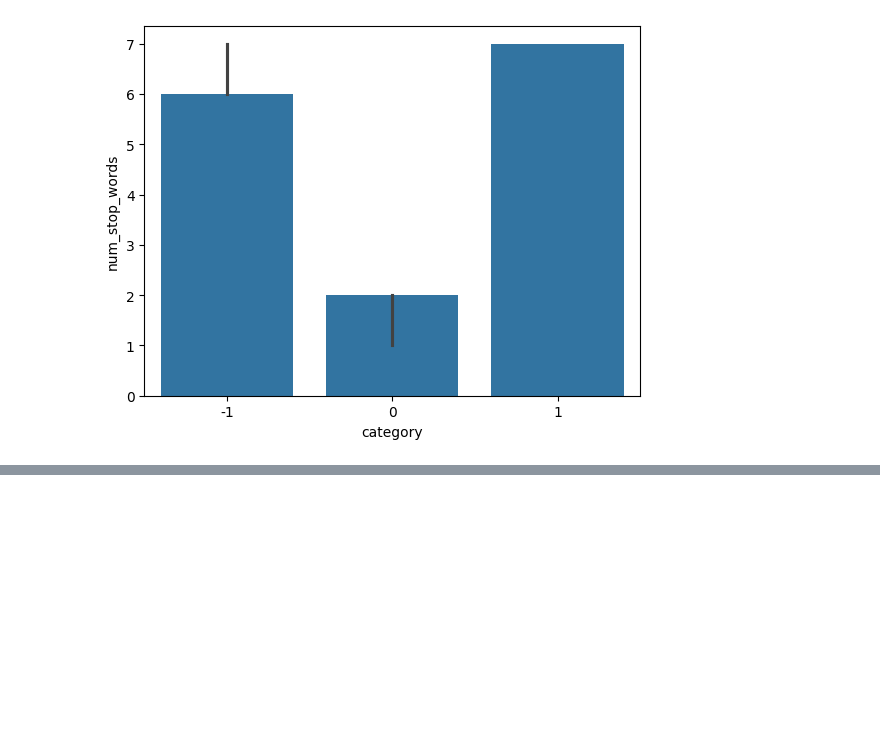
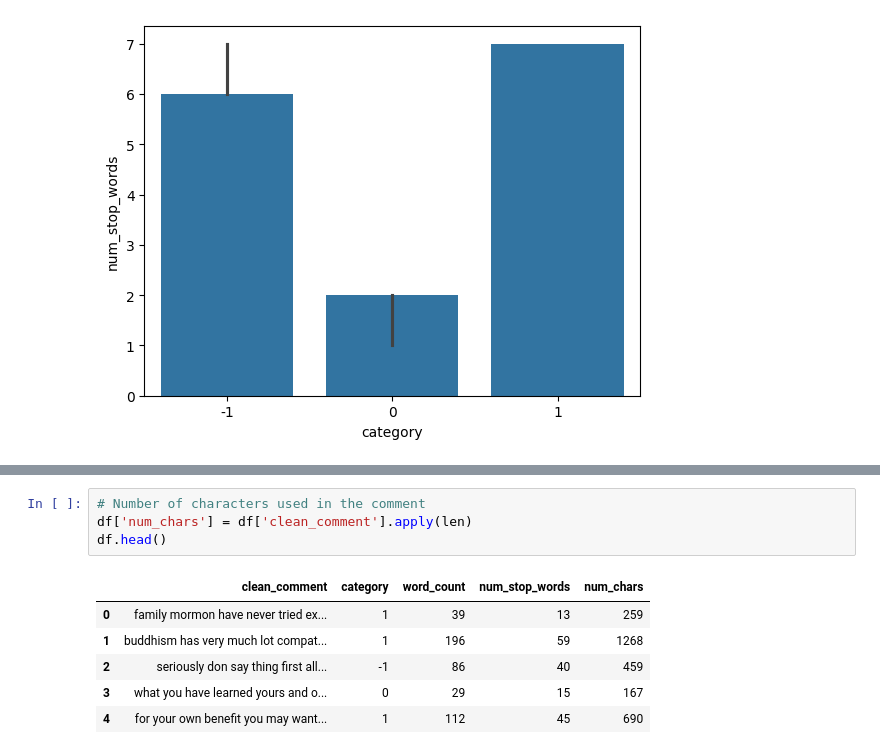
Before and after one commit to Gavesh99324/Sentiment-Analysis, a Jupyter notebook: notebooks/1_Preprocessing_&_EDA.ipynb, the cells around one changed output, grey strips where cells are left out. Cells and saved outputs as stored; diff of their text form; blank space fills up the shorter version.

```diff
--- a/notebooks/1_Preprocessing_&_EDA.ipynb
+++ b/notebooks/1_Preprocessing_&_EDA.ipynb
@@ -324,3 +330,14 @@ Passing `palette` without assigning `hue` is deprecated and will be removed in v
 
   sns.barplot(data=top_25_df, x='count', y='stop_words', palette='viridis')
 [figure]
+# %%
+# Number of characters used in the comment
+df['num_chars'] = df['clean_comment'].apply(len)
+df.head()
+# %% [output]
+|  | clean_comment | category | word_count | num_stop_words | num_chars |
+| 0 | family mormon have never tried ex... | 1 | 39 | 13 | 259 |
+| 1 | buddhism has very much lot compat... | 1 | 196 | 59 | 1268 |
+| 2 | seriously don say thing first all... | -1 | 86 | 40 | 459 |
+| 3 | what you have learned yours and o... | 0 | 29 | 15 | 167 |
+| 4 | for your own benefit you may want... | 1 | 112 | 45 | 690 |
```
Also changed, not shown: parts of 1 cell of this notebook.
